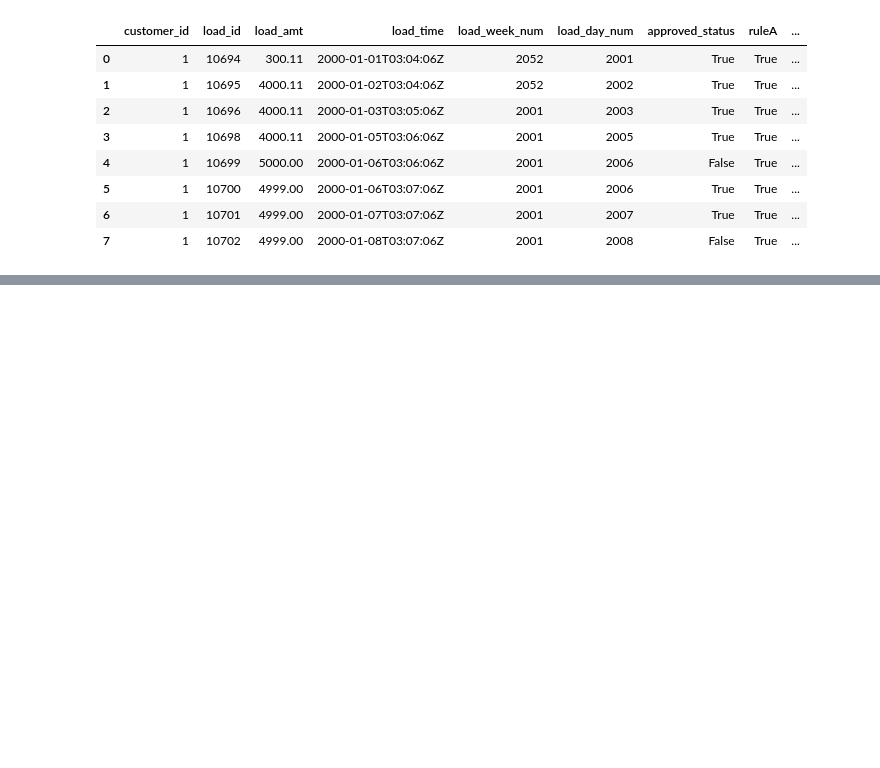
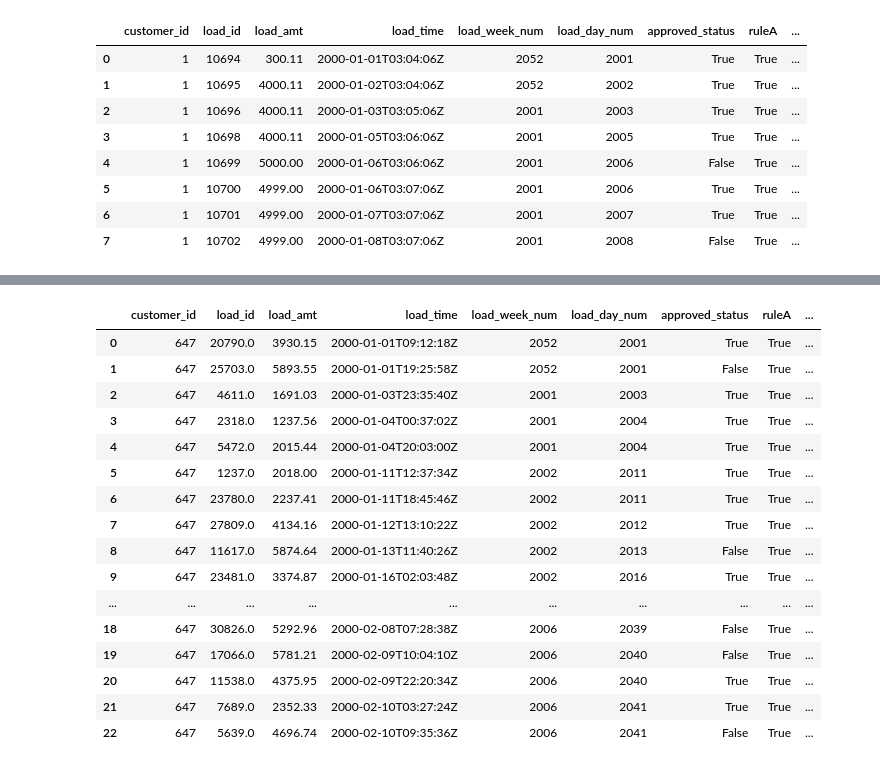
Before and after one commit to armandordorica/velocity_limits, a Jupyter notebook: Velocity_limits.ipynb, the cells around one changed output, grey strips where cells are left out. Drawn from its saved outputs; the diff is of its cells as text; code cells hidden in the pictures; blank space fills up the shorter version.

Commit message:
Adding Controller Object

```diff
--- a/Velocity_limits.ipynb
+++ b/Velocity_limits.ipynb
@@ -1069,0 +1027,7 @@ Load Rejected
+# %%
+class Controller:
+  def __init__(self):
+    self.customers = {}
+# %%
+input_payloads_df = input_data[input_data.columns[1:]].copy(deep=True)
+input_payloads_df.head()
@@ -1069,0 +1041,7 @@ Load Rejected
+# %%
+input_payloads_list= []
+for i in range(0, len(input_payloads_df)):
+  input_payloads_list.append({'id':input_payloads_df.iloc[i].id,
+  'customer_id':input_payloads_df.iloc[i].customer_id,
+  'load_amount':input_data.iloc[i].load_amount,
+  'time': input_data.iloc[i].time})
@@ -1069,0 +1059,16 @@ Load Rejected
+# %%
+controller = Controller()
+
+for payload in input_payloads_list:
+  print("input:{}".format(payload))
+  if payload['customer_id'] not in controller.customers:
+    controller.customers[payload['customer_id']] = Customer(payload['customer_id'])
+
+  controller.customers[payload['customer_id']].process_load(Load(payload['id'], payload['load_amount'], payload['time']))
+  accepted_status = controller.customers[payload['customer_id']].load_hist.approved_status.iloc[-1]
+  customer_id = controller.customers[payload['customer_id']].customer_id
+  id =  controller.customers[payload['customer_id']].load_hist.load_id.iloc[-1]
+
+  output = {"accepted": accepted_status, "customer_id": customer_id, "id": id}
+
+  print("output:{}".format(output))
@@ -1069,0 +1093,20 @@ Load Rejected
+# %%
+controller.customers[647].load_hist
+# %% [output]
+|  | customer_id | load_id | load_amt | load_time | load_week_num | load_day_num | approved_status | ruleA | ... |
+| 0 | 647 | 20790.0 | 3930.15 | 2000-01-01T09:12:18Z | 2052 | 2001 | True | True | ... |
+| 1 | 647 | 25703.0 | 5893.55 | 2000-01-01T19:25:58Z | 2052 | 2001 | False | True | ... |
+| 2 | 647 | 4611.0 | 1691.03 | 2000-01-03T23:35:40Z | 2001 | 2003 | True | True | ... |
+| 3 | 647 | 2318.0 | 1237.56 | 2000-01-04T00:37:02Z | 2001 | 2004 | True | True | ... |
+| 4 | 647 | 5472.0 | 2015.44 | 2000-01-04T20:03:00Z | 2001 | 2004 | True | True | ... |
+| 5 | 647 | 1237.0 | 2018.00 | 2000-01-11T12:37:34Z | 2002 | 2011 | True | True | ... |
+| 6 | 647 | 23780.0 | 2237.41 | 2000-01-11T18:45:46Z | 2002 | 2011 | True | True | ... |
+| 7 | 647 | 27809.0 | 4134.16 | 2000-01-12T13:10:22Z | 2002 | 2012 | True | True | ... |
+| 8 | 647 | 11617.0 | 5874.64 | 2000-01-13T11:40:26Z | 2002 | 2013 | False | True | ... |
+| 9 | 647 | 23481.0 | 3374.87 | 2000-01-16T02:03:48Z | 2002 | 2016 | True | True | ... |
+| ... | ... | ... | ... | ... | ... | ... | ... | ... | ... |
+| 18 | 647 | 30826.0 | 5292.96 | 2000-02-08T07:28:38Z | 2006 | 2039 | False | True | ... |
+| 19 | 647 | 17066.0 | 5781.21 | 2000-02-09T10:04:10Z | 2006 | 2040 | False | True | ... |
+| 20 | 647 | 11538.0 | 4375.95 | 2000-02-09T22:20:34Z | 2006 | 2040 | True | True | ... |
+| 21 | 647 | 7689.0 | 2352.33 | 2000-02-10T03:27:24Z | 2006 | 2041 | True | True | ... |
+| 22 | 647 | 5639.0 | 4696.74 | 2000-02-10T09:35:36Z | 2006 | 2041 | False | True | ... |
```
Also changed, not shown: parts of 15 cells of this notebook.
